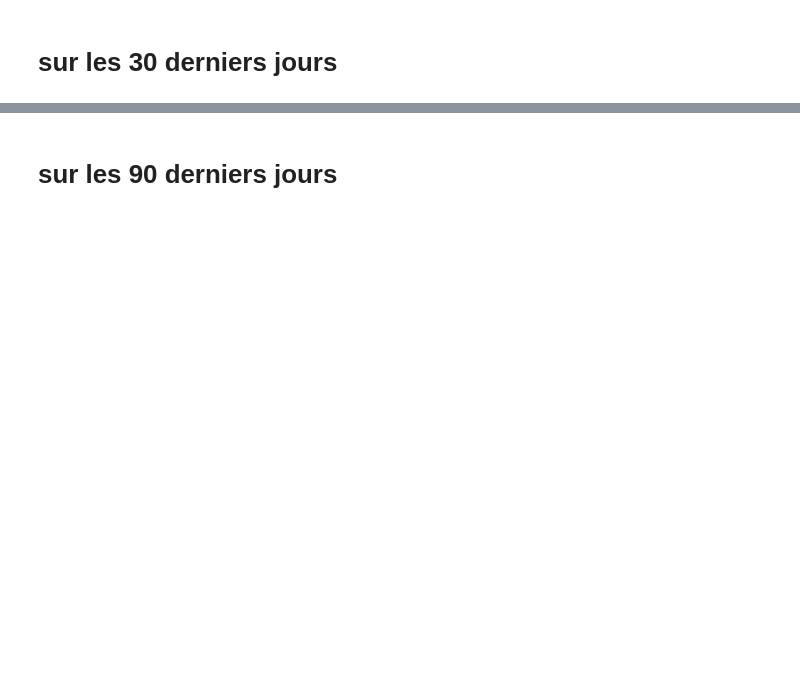
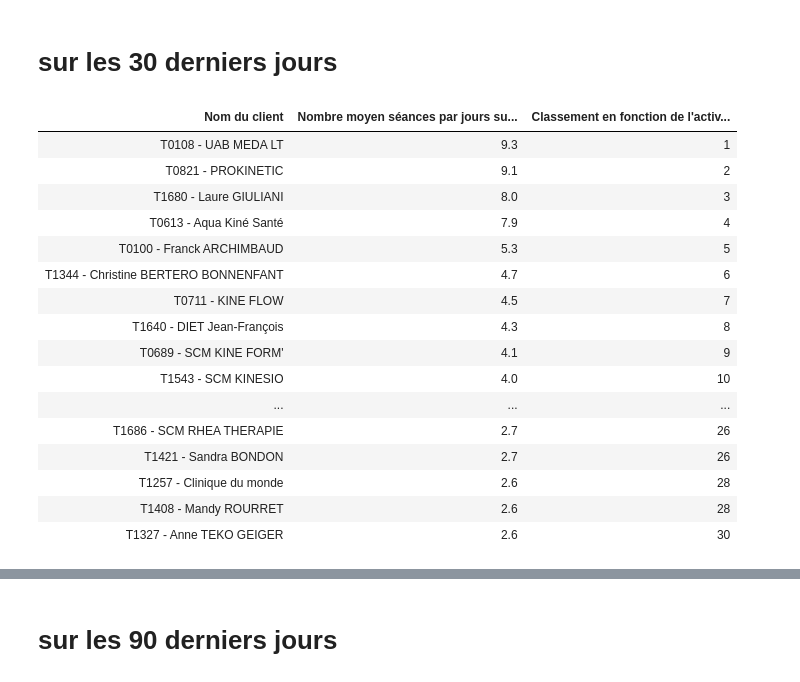
Before and after one commit to rascheiw/STENDO-activities, a Jupyter notebook: STENDO activités tous clients.ipynb, the cells around one changed output, grey strips where cells are left out. Cells and saved outputs as stored; diff of their text form; code cells hidden in the pictures; blank space fills up the shorter version.

```diff
--- a/STENDO activités tous clients.ipynb
+++ b/STENDO activités tous clients.ipynb
@@ -343,15 +645,35 @@ _ = plt.xticks(rotation=90)
 # sur les 30 derniers jours
 # %%
 # @title
-display_30_best_clients_activity_per_days_30_days = sorted_activity_europe_50[['full_name.1', 'activity_per_day_30_days', 'rank_activity_per_day_30_days']].sort_values(by=['activity_per_day_30_days'], ascending=False)
+#display_30_best_clients_activity_per_days_30_days = sorted_activity_europe_50[['full_name.1', 'activity_per_day_30_days', 'rank_activity_per_day_30_days']].sort_values(by=['activity_per_day_30_days'], ascending=False)
+display_30_best_clients_activity_per_days_30_days = sorted_activity_europe_50[sorted_activity_europe_50['number_days'] > 30][['full_name.1', 'activity_per_day_30_days', 'rank_activity_per_day_30_days']].sort_values(by=['activity_per_day_30_days'], ascending=False)
 display_30_best_clients_activity_per_days_30_days = display_30_best_clients_activity_per_days_30_days.rename(columns={
     'full_name.1' : 'Nom du client',
     'activity_per_day_30_days': 'Nombre moyen séances par jours sur les 30 derniers jours',
     'rank_activity_per_day_30_days' : 'Classement en fonction de l\'activité sur les 30 derniers jours'
     })
 
 
-display(display_30_best_clients_activity_per_days_30_days.head(30).style.hide(axis='index'))
+#display(display_30_best_clients_activity_per_days_30_days.head(30).style.hide(axis='index'))
+display(display_30_best_clients_activity_per_days_30_days.head(30).style.format({"Nombre moyen séances par jours sur les 30 derniers jours": "{:.1f}"}).hide(axis='index'))
+# %% [output]
+| Nom du client | Nombre moyen séances par jours su... | Classement en fonction de l'activ... |
+| T0108 - UAB MEDA LT | 9.3 | 1 |
+| T0821 - PROKINETIC | 9.1 | 2 |
+| T1680 - Laure GIULIANI | 8.0 | 3 |
+| T0613 - Aqua Kiné Santé | 7.9 | 4 |
+| T0100 - Franck ARCHIMBAUD | 5.3 | 5 |
+| T1344 - Christine BERTERO BONNENFANT | 4.7 | 6 |
+| T0711 - KINE FLOW | 4.5 | 7 |
+| T1640 - DIET Jean-François | 4.3 | 8 |
+| T0689 - SCM KINE FORM' | 4.1 | 9 |
+| T1543 - SCM KINESIO | 4.0 | 10 |
+| ... | ... | ... |
+| T1686 - SCM RHEA THERAPIE | 2.7 | 26 |
+| T1421 - Sandra BONDON | 2.7 | 26 |
+| T1257 - Clinique du monde | 2.6 | 28 |
+| T1408 - Mandy ROURRET | 2.6 | 28 |
+| T1327 - Anne TEKO GEIGER | 2.6 | 30 |
 # %%
 # @title
 import matplotlib.pyplot as plt
```
Also changed, not shown: parts of 43 cells of this notebook.
